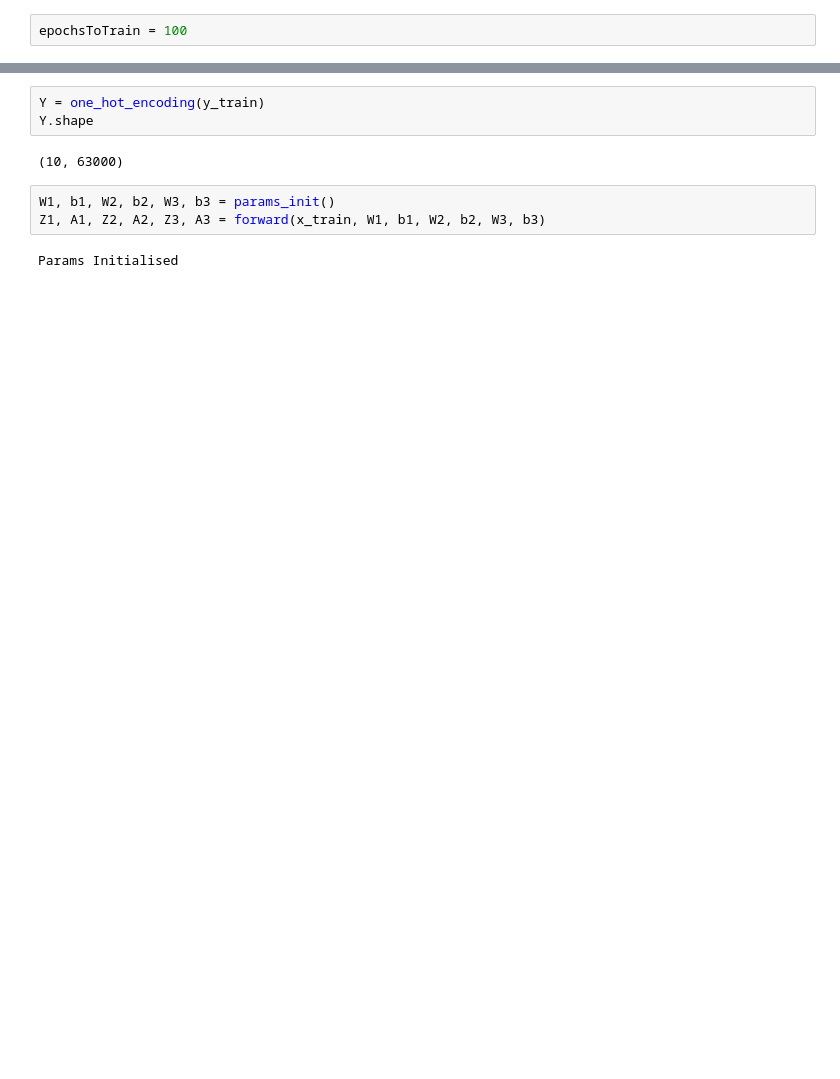
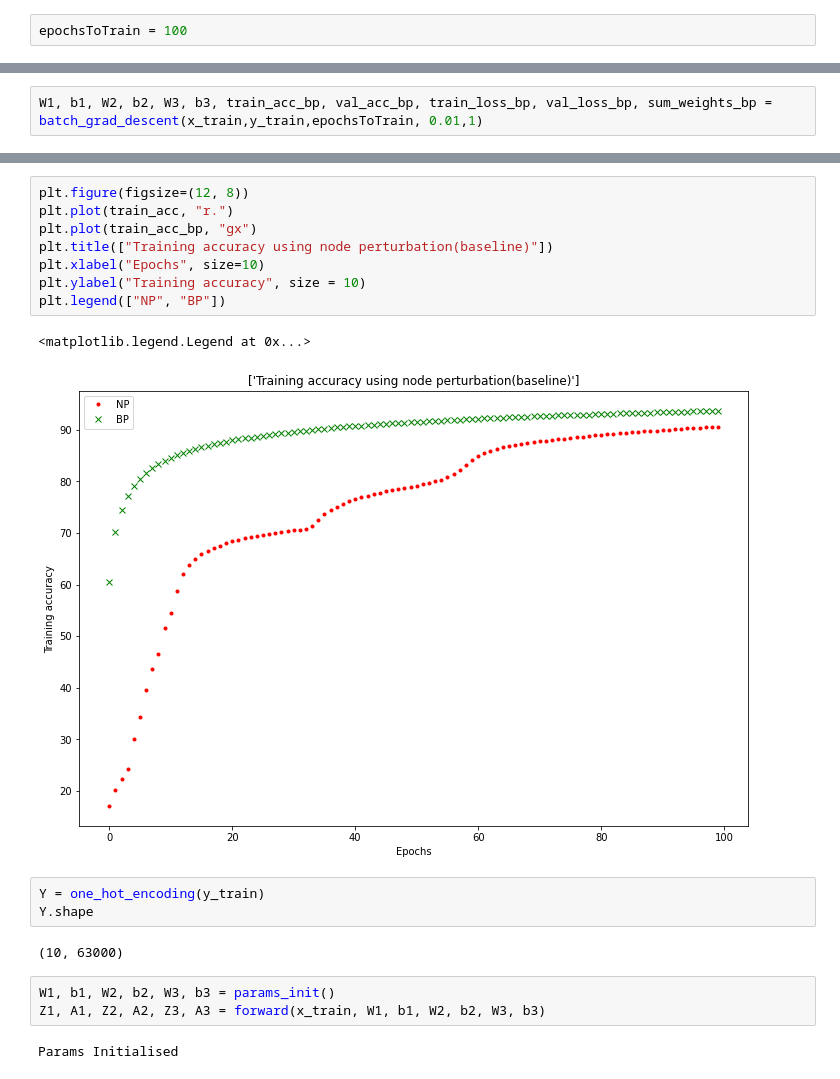
Before and after one commit to Rohit01-zoey/Perturbation-techniques-in-CNNs, a Jupyter notebook: code/mnistNodePert.ipynb, the cells around one changed output, grey strips where cells are left out. Cells and saved outputs as stored; diff of their text form; blank space fills up the shorter version.

```diff
--- a/code/mnistNodePert.ipynb
+++ b/code/mnistNodePert.ipynb
@@ -472,0 +484,2 @@ KeyboardInterrupt:
+# %%
+W1, b1, W2, b2, W3, b3, train_acc_bp, val_acc_bp, train_loss_bp, val_loss_bp, sum_weights_bp = batch_grad_descent(x_train,y_train,epochsToTrain, 0.01,1)
@@ -473,3 +504,14 @@ KeyboardInterrupt:
+# %%
+plt.figure(figsize=(12, 8))
+plt.plot(train_acc, "r.")
+plt.plot(train_acc_bp, "gx")
+plt.title(["Training accuracy using node perturbation(baseline)"])
+plt.xlabel("Epochs", size=10)
+plt.ylabel("Training accuracy", size = 10)
+plt.legend(["NP", "BP"])
+# %% [output]
+<matplotlib.legend.Legend at 0x...>
+[figure, added]
 # %%
 Y = one_hot_encoding(y_train)
 Y.shape
```
Also changed, not shown: parts of 5 cells of this notebook.
